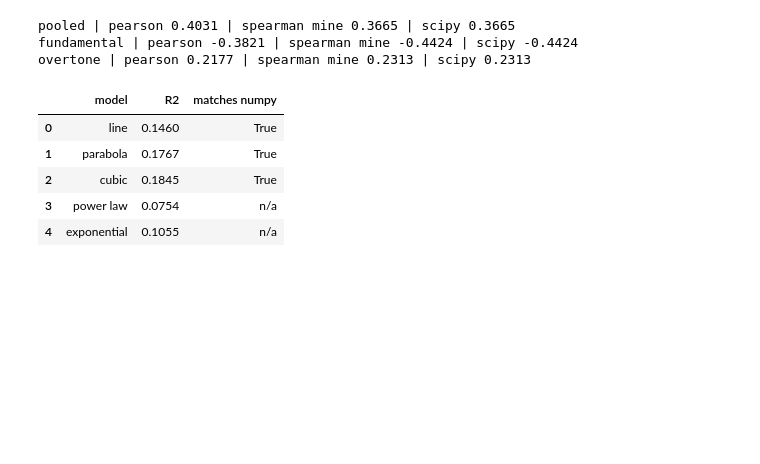
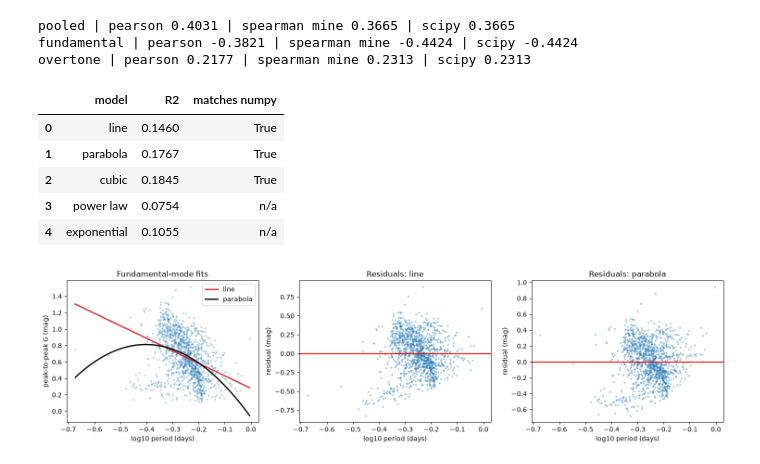
Before and after one commit to ananyamakkar/stellar-variability, a Jupyter notebook: notebooks/02_period_amplitude_relationship.ipynb, the cells around one changed output. Cells and saved outputs as stored; diff of their text form; code cells hidden in the pictures; blank space fills up the shorter version.

Commit message:
Add fitted curves and residual plots

```diff
--- a/notebooks/02_period_amplitude_relationship.ipynb
+++ b/notebooks/02_period_amplitude_relationship.ipynb
@@ -158,3 +158,28 @@ pd.DataFrame(rows).round(4)
 | 2 | cubic | 0.1845 | True |
 | 3 | power law | 0.0754 | n/a |
 | 4 | exponential | 0.1055 | n/a |
+# %%
+fig, ax = plt.subplots(1, 3, figsize=(15, 4))
+xs = np.linspace(x.min(), x.max(), 200)
+
+ax[0].scatter(x, y, s=4, alpha=0.25)
+for deg, label, col in [(1, "line", "tab:red"), (2, "parabola", "black")]:
+    c = polynomial_fit(x, y, deg)
+    ax[0].plot(xs, poly_predict(c, xs), color=col, lw=2, label=label)
+ax[0].set_xlabel("log10 period (days)")
+ax[0].set_ylabel("peak-to-peak G (mag)")
+ax[0].set_title("Fundamental-mode fits")
+ax[0].legend()
+
+for a, deg, title in [(ax[1], 1, "Residuals: line"), (ax[2], 2, "Residuals: parabola")]:
+    c = polynomial_fit(x, y, deg)
+    a.scatter(x, y - poly_predict(c, x), s=4, alpha=0.3)
+    a.axhline(0, color="red")
+    a.set_xlabel("log10 period (days)")
+    a.set_ylabel("residual (mag)")
+    a.set_title(title)
+
+plt.tight_layout()
+plt.show()
+# %% [output]
+[figure, added]
```
